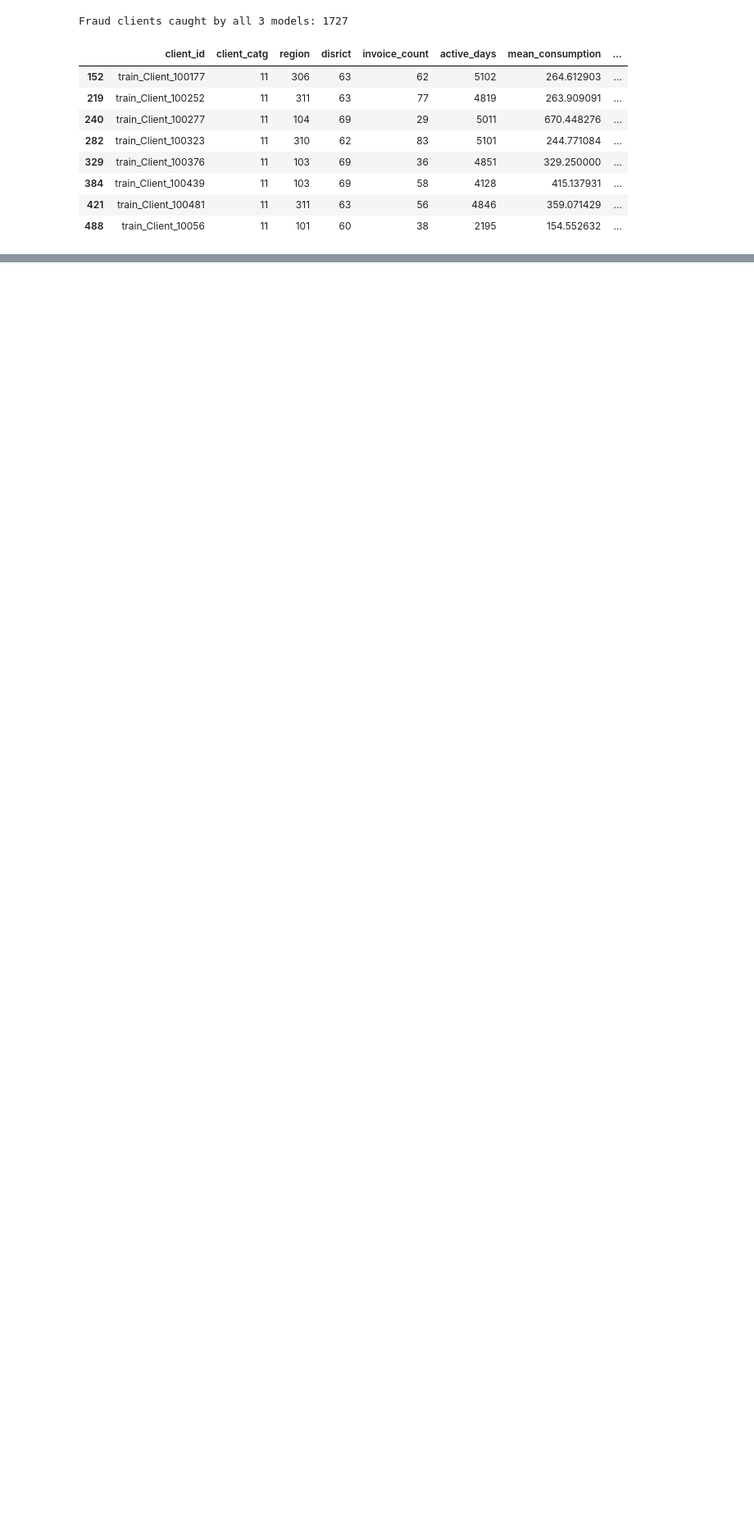
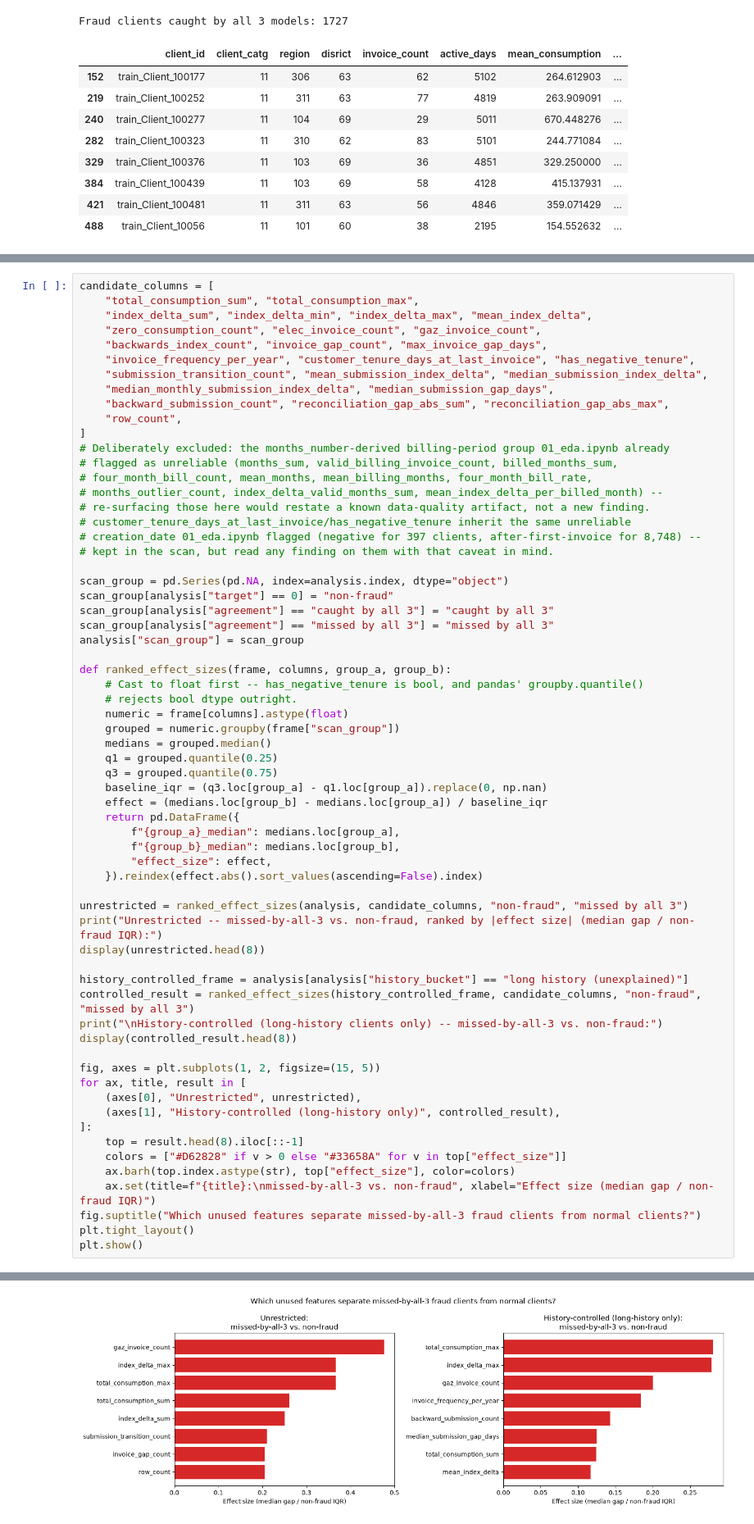
Before and after one commit to roy-nfisch/ds-fraud-in-electricity-and-gas, a Jupyter notebook: 04_error_analysis.ipynb, the cells around one changed output, grey strips where cells are left out. Shown at 82% size. Saved outputs shown, nothing was run; the diff lists cells and outputs as text; blank space fills up the shorter version.

```diff
--- a/04_error_analysis.ipynb
+++ b/04_error_analysis.ipynb
@@ -448,0 +595,65 @@ Fraud clients caught by all 3 models: 1727
+# %%
+candidate_columns = [
+    "total_consumption_sum", "total_consumption_max",
+    "index_delta_sum", "index_delta_min", "index_delta_max", "mean_index_delta",
+    "zero_consumption_count", "elec_invoice_count", "gaz_invoice_count",
+    "backwards_index_count", "invoice_gap_count", "max_invoice_gap_days",
+    "invoice_frequency_per_year", "customer_tenure_days_at_last_invoice", "has_negative_tenure",
+    "submission_transition_count", "mean_submission_index_delta", "median_submission_index_delta",
+    "median_monthly_submission_index_delta", "median_submission_gap_days",
+    "backward_submission_count", "reconciliation_gap_abs_sum", "reconciliation_gap_abs_max",
+    "row_count",
+]
+# Deliberately excluded: the months_number-derived billing-period group 01_eda.ipynb already
+# flagged as unreliable (months_sum, valid_billing_invoice_count, billed_months_sum,
+# four_month_bill_count, mean_months, mean_billing_months, four_month_bill_rate,
+# months_outlier_count, index_delta_valid_months_sum, mean_index_delta_per_billed_month) --
+# re-surfacing those here would restate a known data-quality artifact, not a new finding.
+# customer_tenure_days_at_last_invoice/has_negative_tenure inherit the same unreliable
+# creation_date 01_eda.ipynb flagged (negative for 397 clients, after-first-invoice for 8,748) --
+# kept in the scan, but read any finding on them with that caveat in mind.
+
+scan_group = pd.Series(pd.NA, index=analysis.index, dtype="object")
+scan_group[analysis["target"] == 0] = "non-fraud"
+scan_group[analysis["agreement"] == "caught by all 3"] = "caught by all 3"
+scan_group[analysis["agreement"] == "missed by all 3"] = "missed by all 3"
+analysis["scan_group"] = scan_group
+
+def ranked_effect_sizes(frame, columns, group_a, group_b):
+    # Cast to float first -- has_negative_tenure is bool, and pandas' groupby.quantile()
+    # rejects bool dtype outright.
+    numeric = frame[columns].astype(float)
+    grouped = numeric.groupby(frame["scan_group"])
+    medians = grouped.median()
+    q1 = grouped.quantile(0.25)
+    q3 = grouped.quantile(0.75)
+    baseline_iqr = (q3.loc[group_a] - q1.loc[group_a]).replace(0, np.nan)
+    effect = (medians.loc[group_b] - medians.loc[group_a]) / baseline_iqr
+    return pd.DataFrame({
+        f"{group_a}_median": medians.loc[group_a],
+        f"{group_b}_median": medians.loc[group_b],
+        "effect_size": effect,
+    }).reindex(effect.abs().sort_values(ascending=False).index)
+
+unrestricted = ranked_effect_sizes(analysis, candidate_columns, "non-fraud", "missed by all 3")
+print("Unrestricted -- missed-by-all-3 vs. non-fraud, ranked by |effect size| (median gap / non-fraud IQR):")
+display(unrestricted.head(8))
+
+history_controlled_frame = analysis[analysis["history_bucket"] == "long history (unexplained)"]
+controlled_result = ranked_effect_sizes(history_controlled_frame, candidate_columns, "non-fraud", "missed by all 3")
+print("\nHistory-controlled (long-history clients only) -- missed-by-all-3 vs. non-fraud:")
+display(controlled_result.head(8))
+
+fig, axes = plt.subplots(1, 2, figsize=(15, 5))
+for ax, title, result in [
+    (axes[0], "Unrestricted", unrestricted),
+    (axes[1], "History-controlled (long-history only)", controlled_result),
+]:
+    top = result.head(8).iloc[::-1]
+    colors = ["#D62828" if v > 0 else "#33658A" for v in top["effect_size"]]
+    ax.barh(top.index.astype(str), top["effect_size"], color=colors)
+    ax.set(title=f"{title}:\nmissed-by-all-3 vs. non-fraud", xlabel="Effect size (median gap / non-fraud IQR)")
+fig.suptitle("Which unused features separate missed-by-all-3 fraud clients from normal clients?")
+plt.tight_layout()
+plt.show()
+# %% [output]
@@ -448,0 +680 @@ Fraud clients caught by all 3 models: 1727
+[figure, added]
```
Also changed, not shown: parts of 18 cells of this notebook.
